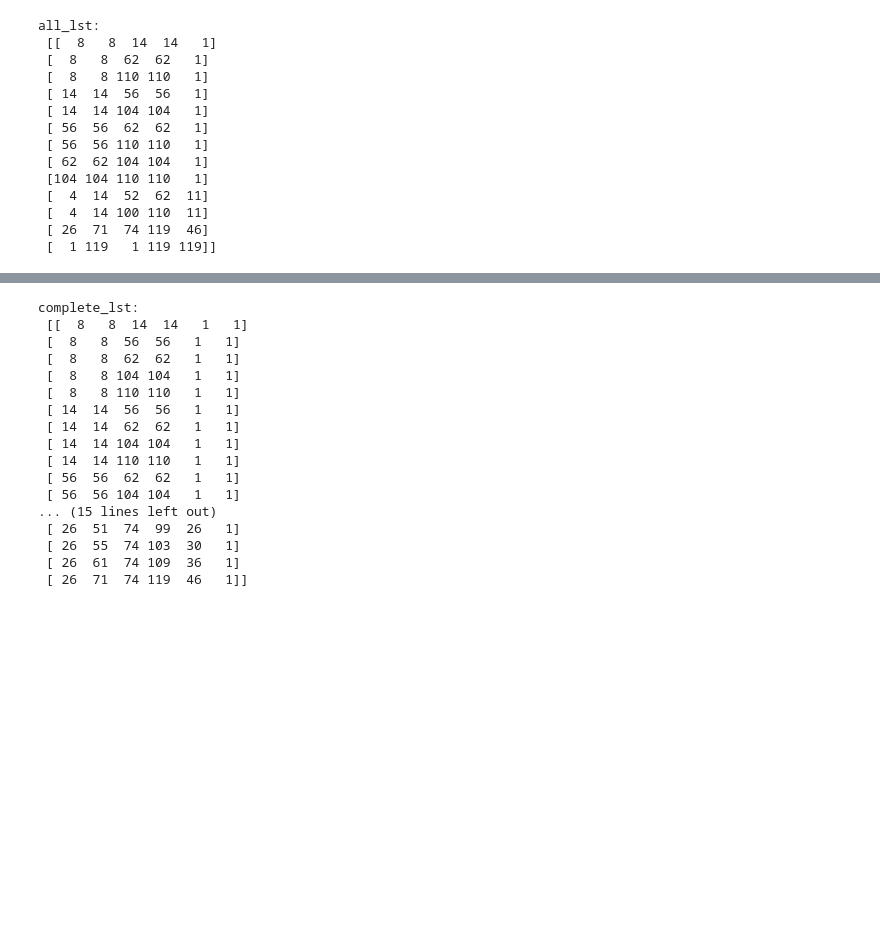
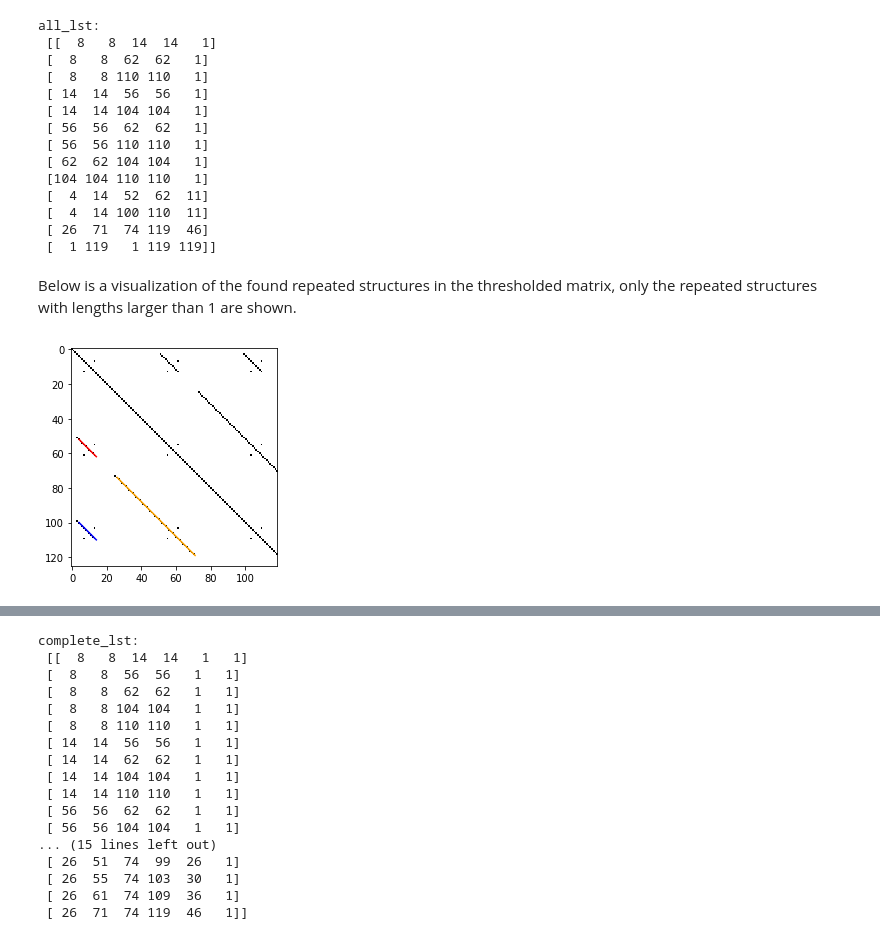
Before and after one commit to smith-tinkerlab/repytah, a Jupyter notebook: docs/example_vignette.ipynb, the cells around one changed output, grey strips where cells are left out. Cells and saved outputs as stored; diff of their text form; code cells hidden in the pictures; blank space fills up the shorter version.

Commit message:
updated example vignette according to Katie's suggestion no.2
tie all_lst and complete_lst back to the thresholded SDM in the example vignette

```diff
--- a/docs/example_vignette.ipynb
+++ b/docs/example_vignette.ipynb
@@ -137,6 +137,30 @@ all_lst:
  [  4  14 100 110  11]
  [ 26  71  74 119  46]
  [  1 119   1 119 119]]
+# %% [markdown]
+Below is a visualization of the found repeated structures in the thresholded matrix, only the repeated structures with lengths larger than 1 are shown.
+# %%
+# Produce a visualization
+SDM = plt.imshow(thresh_dist_mat, cmap="Greys")
+
+# for [4,14,52,62,11] in all_lst
+x = [4,14]
+y = [52,62]
+plt.plot(x,y,color = "red")
+
+# for [4,14,100,110,11] in all_lst
+x1 = [4,14]
+y1 = [100,110]
+plt.plot(x1,y1,color = "blue")
+
+# for [26,71,74,119,46] in all_lst
+x2 = [26,71]
+y2 = [74,119]
+plt.plot(x2,y2,color = "orange")
+
+plt.show()
+# %% [output]
+[figure, added]
 # %% [markdown]
 ## Step 3: Find any diagonals in the thresholded matrix T that are contained in larger diagonals in T but not found in step 2, then group pairs of repeats
 
```
Also changed, not shown: parts of 3 cells of this notebook.
